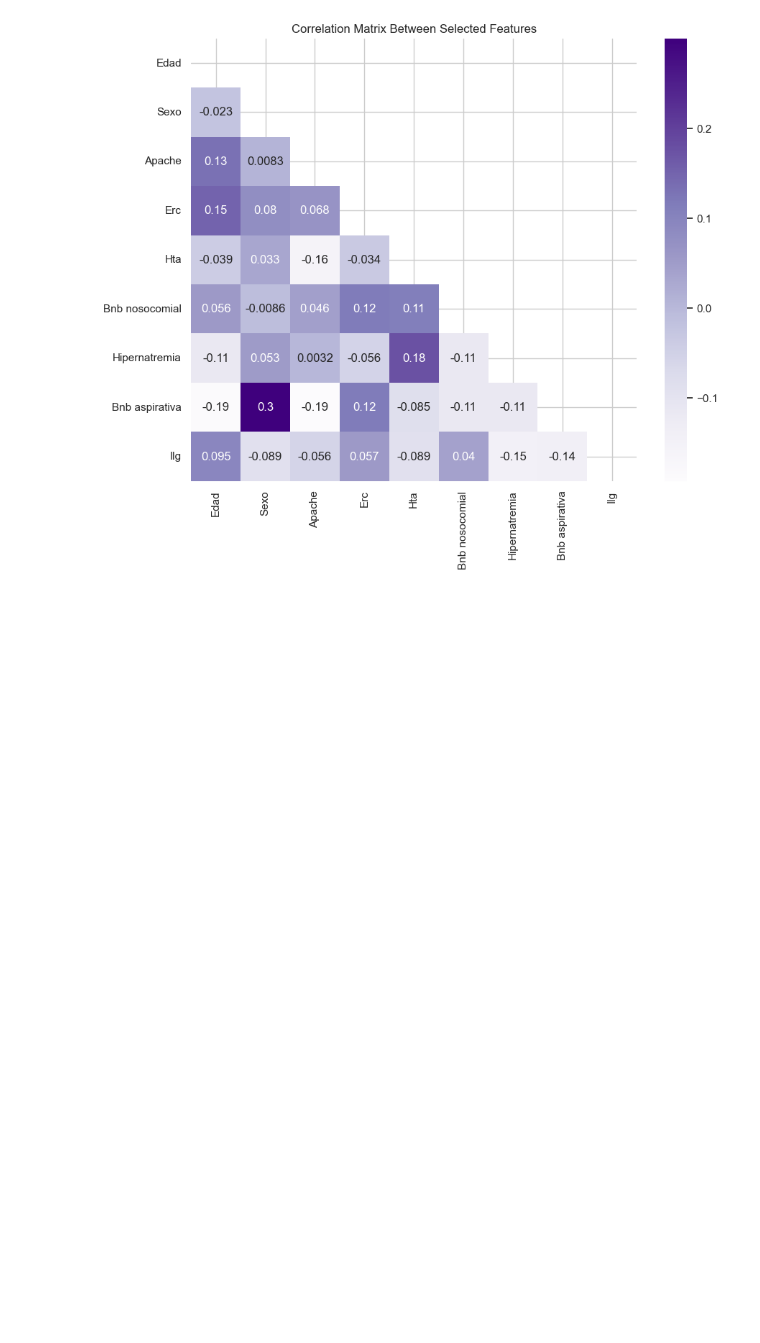
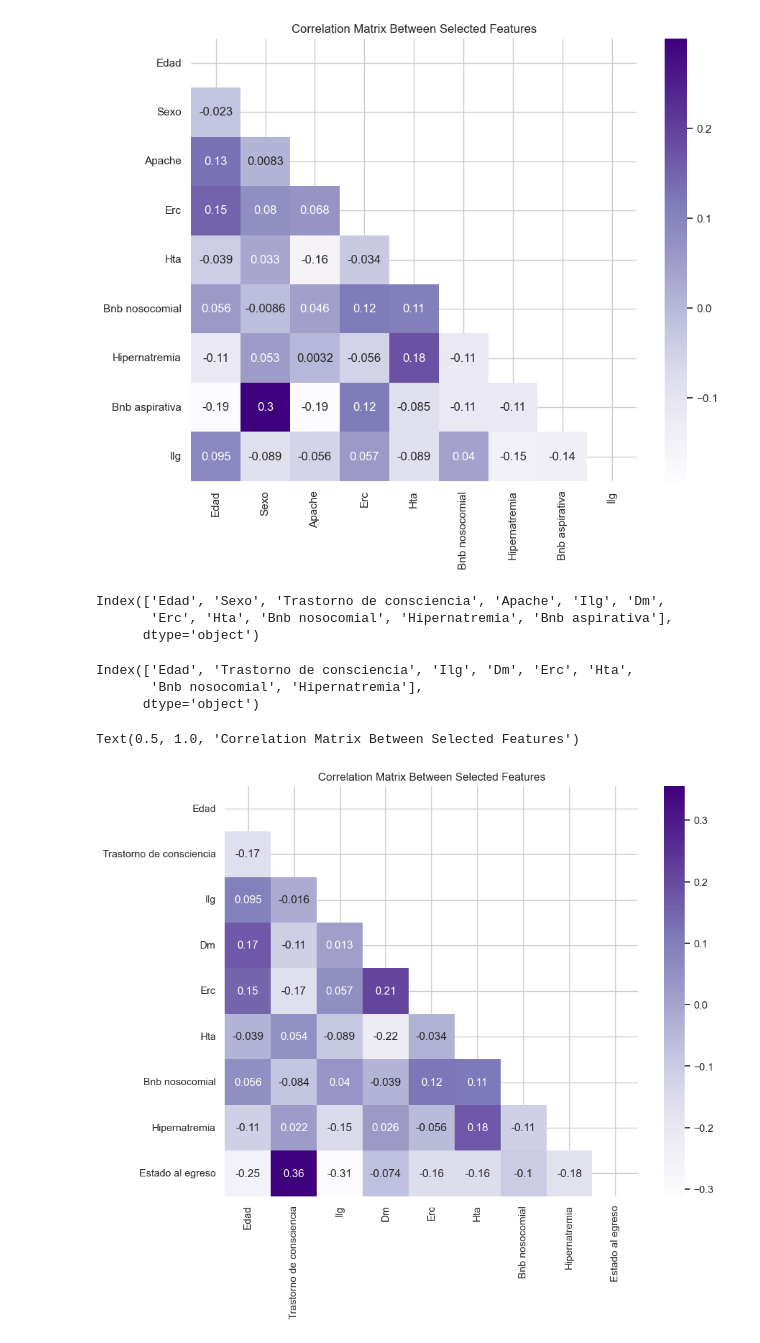
Before and after one commit to serize02/LGI-predictor, a Jupyter notebook: notebooks/00-initial-data-exploration.ipynb, the cells around one changed output. Saved outputs shown, nothing was run; the diff lists cells and outputs as text; code cells hidden in the pictures; blank space fills up the shorter version.

```diff
--- a/notebooks/00-initial-data-exploration.ipynb
+++ b/notebooks/00-initial-data-exploration.ipynb
@@ -156,0 +176,35 @@ data.to_csv('data/processed/data.csv', index=False)
+# %%
+variances = X.var(axis=0)
+ind = variances[variances > 0.09].index
+ind
+# %% [output]
+Index(['Edad', 'Sexo', 'Trastorno de consciencia', 'Apache', 'Ilg', 'Dm',
+       'Erc', 'Hta', 'Bnb nosocomial', 'Hipernatremia', 'Bnb aspirativa'],
+      dtype='object')
+# %%
+X = X[ind]
+# %%
+from sklearn.feature_selection import chi2
+
+selector = SelectKBest(score_func=chi2, k=8)
+
+selector.fit_transform(X, y)
+
+features = X.columns[selector.get_support(indices=True)]
+features
+# %% [output]
+Index(['Edad', 'Trastorno de consciencia', 'Ilg', 'Dm', 'Erc', 'Hta',
+       'Bnb nosocomial', 'Hipernatremia'],
+      dtype='object')
+# %%
+X = X[features]
+# %%
+matrix = X.join(y).corr()
+mask = np.triu(np.ones_like(matrix, dtype=bool))
+# %%
+plt.figure(figsize=(10, 8))
+sns.heatmap(matrix, annot=True, cmap='Purples', mask=mask)
+plt.title('Correlation Matrix Between Selected Features')
+# %% [output]
+Text(0.5, 1.0, 'Correlation Matrix Between Selected Features')
+[figure, added]
```
Also changed, not shown: parts of 12 cells of this notebook, 8 other files.
